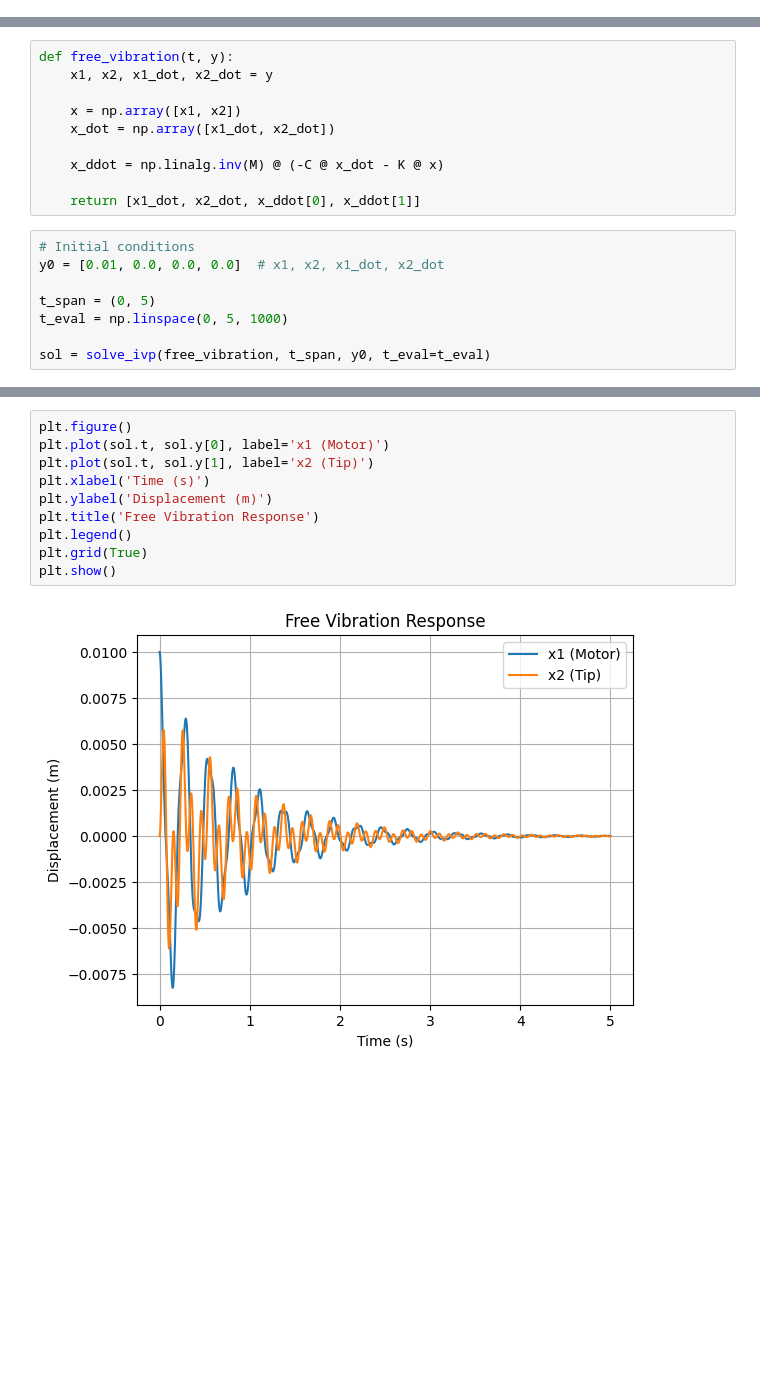
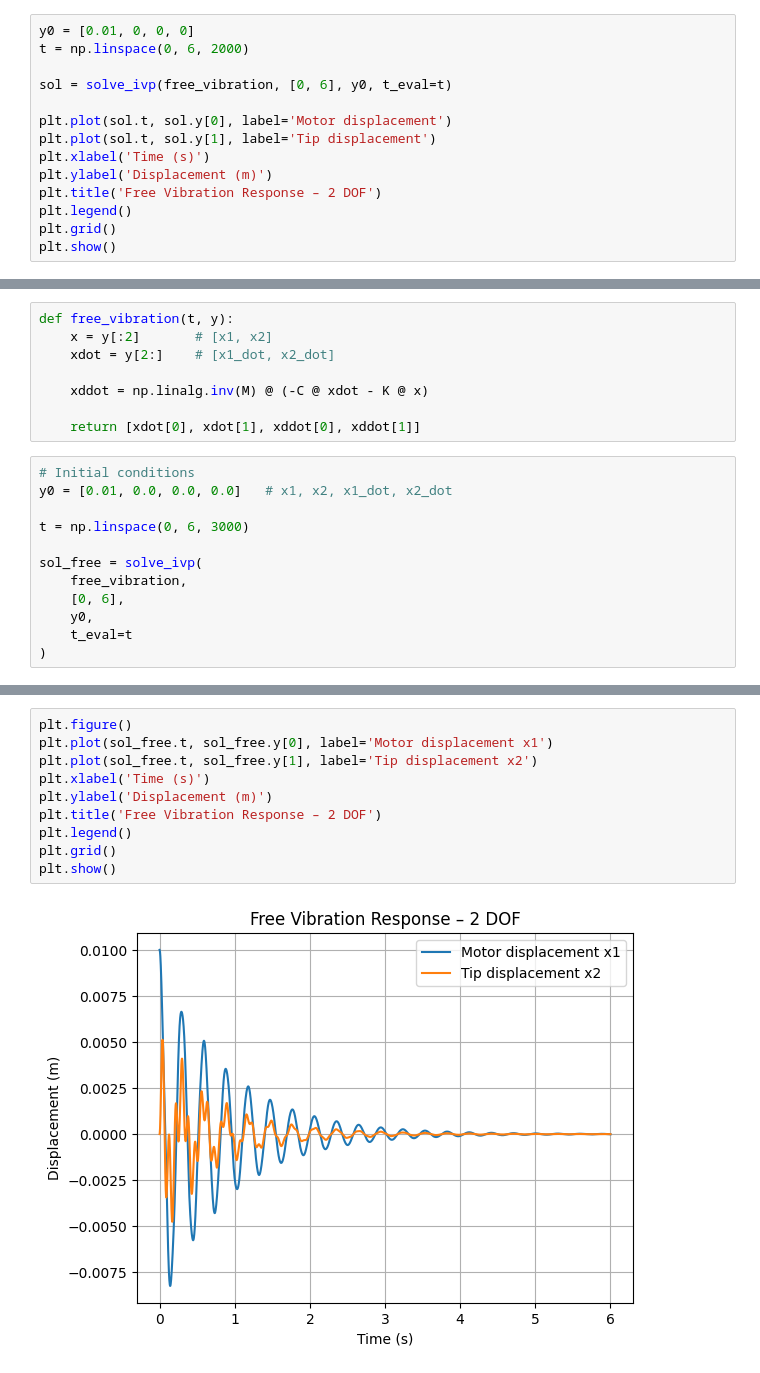
Before and after one commit to Du-nara/ME421-Mechanical-Systems-Lab-A3, a Jupyter notebook: Vibration/E_20_289_Vibration.ipynb, the cells around one changed output, grey strips where cells are left out. Drawn from its saved outputs; the diff is of its cells as text; blank space fills up the shorter version.

```diff
--- a/Vibration/E_20_289_Vibration.ipynb
+++ b/Vibration/E_20_289_Vibration.ipynb
@@ -128,0 +156,14 @@ Used for both vibration modes using frequency response data.
+# %%
+y0 = [0.01, 0, 0, 0]
+t = np.linspace(0, 6, 2000)
+
+sol = solve_ivp(free_vibration, [0, 6], y0, t_eval=t)
+
+plt.plot(sol.t, sol.y[0], label='Motor displacement')
+plt.plot(sol.t, sol.y[1], label='Tip displacement')
+plt.xlabel('Time (s)')
+plt.ylabel('Displacement (m)')
+plt.title('Free Vibration Response – 2 DOF')
+plt.legend()
+plt.grid()
+plt.show()
@@ -129,18 +178,20 @@ Used for both vibration modes using frequency response data.
 # %%
 def free_vibration(t, y):
-    x1, x2, x1_dot, x2_dot = y
+    x = y[:2]       # [x1, x2]
+    xdot = y[2:]    # [x1_dot, x2_dot]
 
-    x = np.array([x1, x2])
-    x_dot = np.array([x1_dot, x2_dot])
+    xddot = np.linalg.inv(M) @ (-C @ xdot - K @ x)
 
-    x_ddot = np.linalg.inv(M) @ (-C @ x_dot - K @ x)
-
-    return [x1_dot, x2_dot, x_ddot[0], x_ddot[1]]
+    return [xdot[0], xdot[1], xddot[0], xddot[1]]
 # %%
 # Initial conditions
-y0 = [0.01, 0.0, 0.0, 0.0]  # x1, x2, x1_dot, x2_dot
+y0 = [0.01, 0.0, 0.0, 0.0]   # x1, x2, x1_dot, x2_dot
 
-t_span = (0, 5)
-t_eval = np.linspace(0, 5, 1000)
+t = np.linspace(0, 6, 3000)
 
-sol = solve_ivp(free_vibration, t_span, y0, t_eval=t_eval)
+sol_free = solve_ivp(
+    free_vibration,
+    [0, 6],
+    y0,
+    t_eval=t
+)
@@ -155,12 +198,12 @@ sol = solve_ivp(free_vibration, t_span, y0, t_eval=t_eval)
 # %%
 plt.figure()
-plt.plot(sol.t, sol.y[0], label='x1 (Motor)')
-plt.plot(sol.t, sol.y[1], label='x2 (Tip)')
+plt.plot(sol_free.t, sol_free.y[0], label='Motor displacement x1')
+plt.plot(sol_free.t, sol_free.y[1], label='Tip displacement x2')
 plt.xlabel('Time (s)')
 plt.ylabel('Displacement (m)')
-plt.title('Free Vibration Response')
+plt.title('Free Vibration Response – 2 DOF')
 plt.legend()
-plt.grid(True)
+plt.grid()
 plt.show()
 # %% [output]
-[figure, old version]
+[figure, new version]
```
Also changed, not shown: parts of 22 cells of this notebook.
